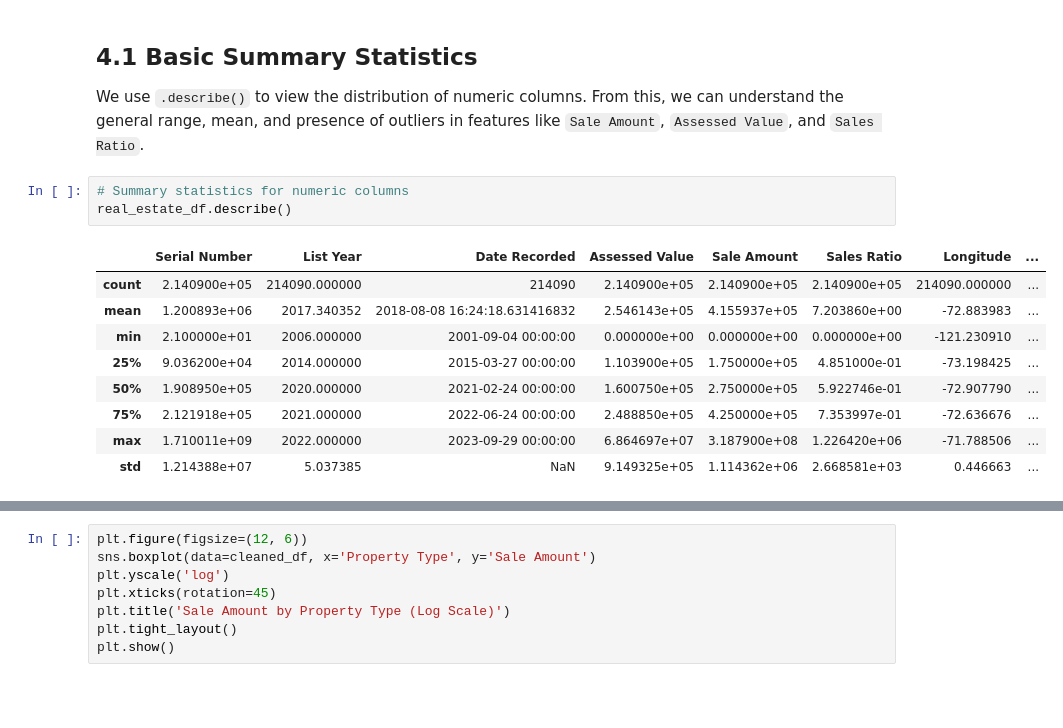
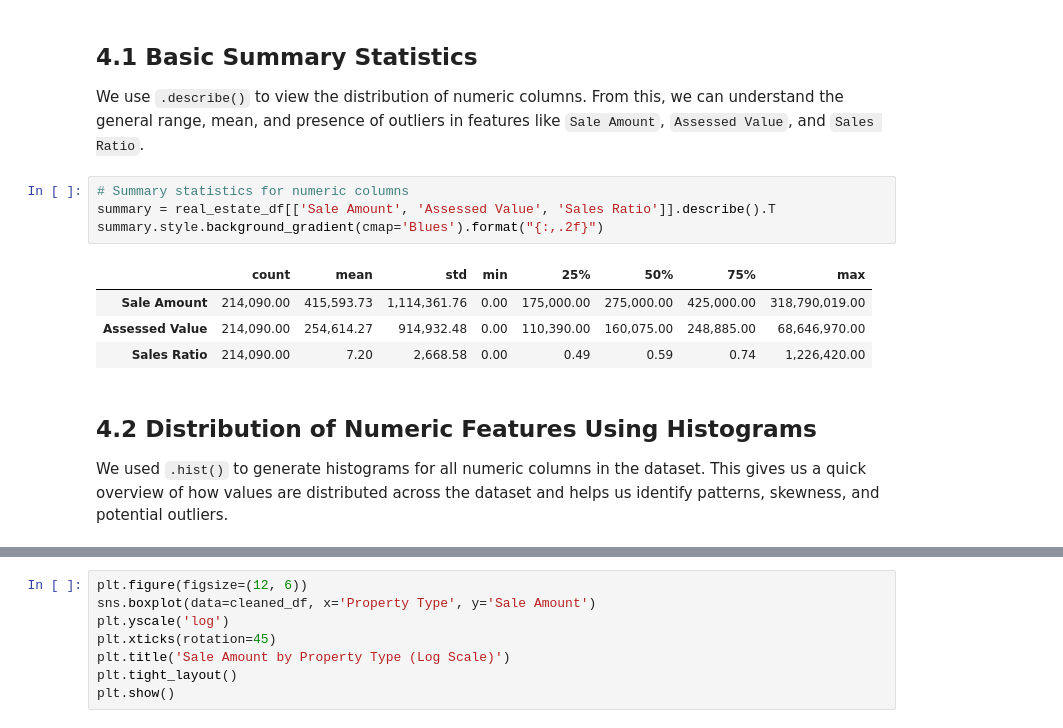
Before and after one commit to kthanikonda/DataWithPython, a Jupyter notebook: Real_Estate_Project-2.ipynb, the cells around one changed output, grey strips where cells are left out. Cells and saved outputs as stored; diff of their text form; blank space fills up the shorter version.

```diff
--- a/Real_Estate_Project-2.ipynb
+++ b/Real_Estate_Project-2.ipynb
@@ -435,15 +435,15 @@ In this section, we explore the cleaned real estate dataset to understand trends
 We use `.describe()` to view the distribution of numeric columns. From this, we can understand the general range, mean, and presence of outliers in features like `Sale Amount`, `Assessed Value`, and `Sales Ratio`.
 # %%
 # Summary statistics for numeric columns
-real_estate_df.describe()
+summary = real_estate_df[['Sale Amount', 'Assessed Value', 'Sales Ratio']].describe().T
+summary.style.background_gradient(cmap='Blues').format("{:,.2f}")
 # %% [output]
-|  | Serial Number | List Year | Date Recorded | Assessed Value | Sale Amount | Sales Ratio | Longitude | ... |
-| count | 2.140900e+05 | 214090.000000 | 214090 | 2.140900e+05 | 2.140900e+05 | 2.140900e+05 | 214090.000000 | ... |
-| mean | 1.200893e+06 | 2017.340352 | 2018-08-08 16:24:18.631416832 | 2.546143e+05 | 4.155937e+05 | 7.203860e+00 | -72.883983 | ... |
-| min | 2.100000e+01 | 2006.000000 | 2001-09-04 00:00:00 | 0.000000e+00 | 0.000000e+00 | 0.000000e+00 | -121.230910 | ... |
-| 25% | 9.036200e+04 | 2014.000000 | 2015-03-27 00:00:00 | 1.103900e+05 | 1.750000e+05 | 4.851000e-01 | -73.198425 | ... |
-| 50% | 1.908950e+05 | 2020.000000 | 2021-02-24 00:00:00 | 1.600750e+05 | 2.750000e+05 | 5.922746e-01 | -72.907790 | ... |
-| 75% | 2.121918e+05 | 2021.000000 | 2022-06-24 00:00:00 | 2.488850e+05 | 4.250000e+05 | 7.353997e-01 | -72.636676 | ... |
-| max | 1.710011e+09 | 2022.000000 | 2023-09-29 00:00:00 | 6.864697e+07 | 3.187900e+08 | 1.226420e+06 | -71.788506 | ... |
-| std | 1.214388e+07 | 5.037385 | NaN | 9.149325e+05 | 1.114362e+06 | 2.668581e+03 | 0.446663 | ... |
+|  | count | mean | std | min | 25% | 50% | 75% | max |
+| Sale Amount | 214,090.00 | 415,593.73 | 1,114,361.76 | 0.00 | 175,000.00 | 275,000.00 | 425,000.00 | 318,790,019.00 |
+| Assessed Value | 214,090.00 | 254,614.27 | 914,932.48 | 0.00 | 110,390.00 | 160,075.00 | 248,885.00 | 68,646,970.00 |
+| Sales Ratio | 214,090.00 | 7.20 | 2,668.58 | 0.00 | 0.49 | 0.59 | 0.74 | 1,226,420.00 |
+# %% [markdown]
+## 4.2  Distribution of Numeric Features Using Histograms
+
+We used `.hist()` to generate histograms for all numeric columns in the dataset. This gives us a quick overview of how values are distributed across the dataset and helps us identify patterns, skewness, and potential outliers.
 # %%
```
Also changed, not shown: parts of 9 cells of this notebook.
